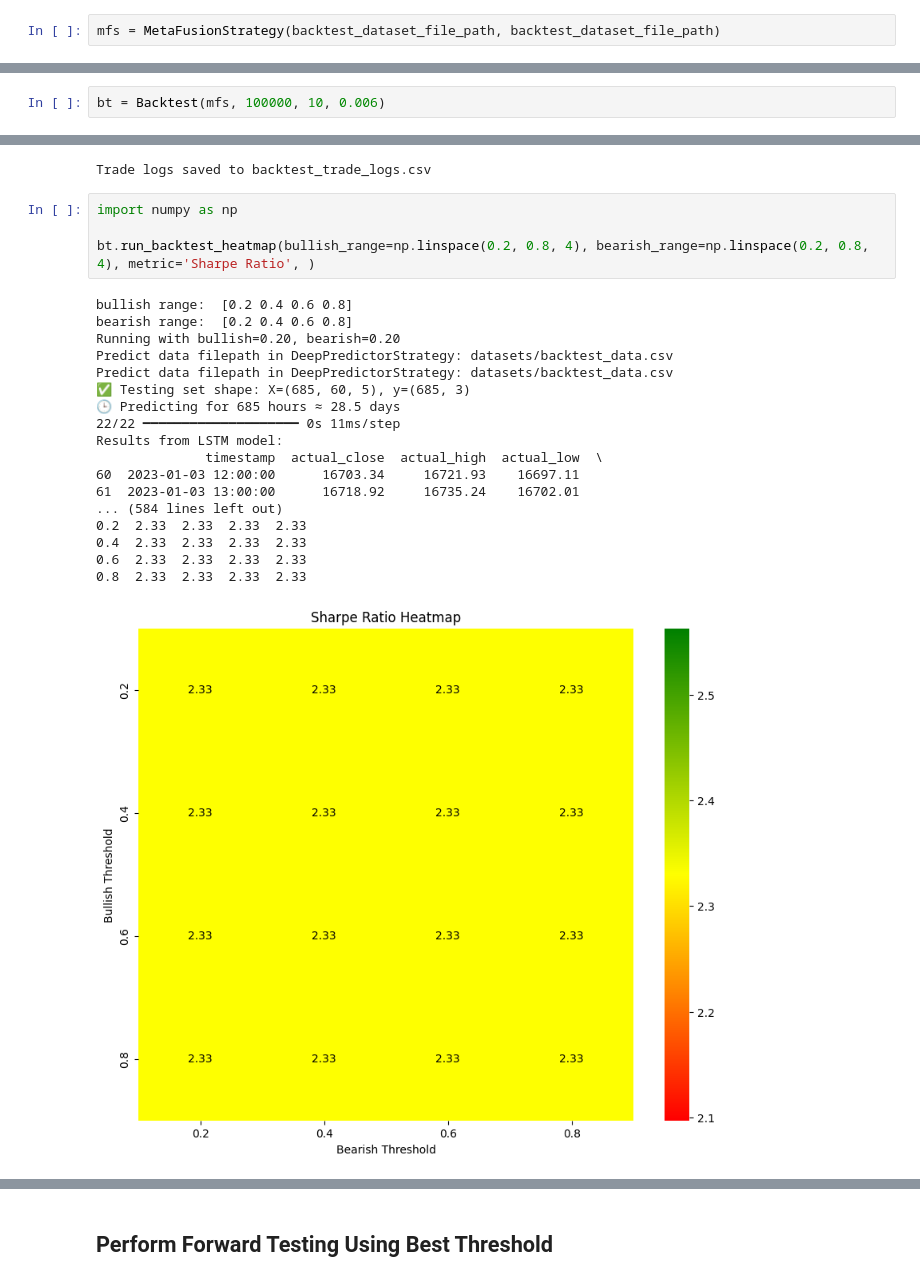
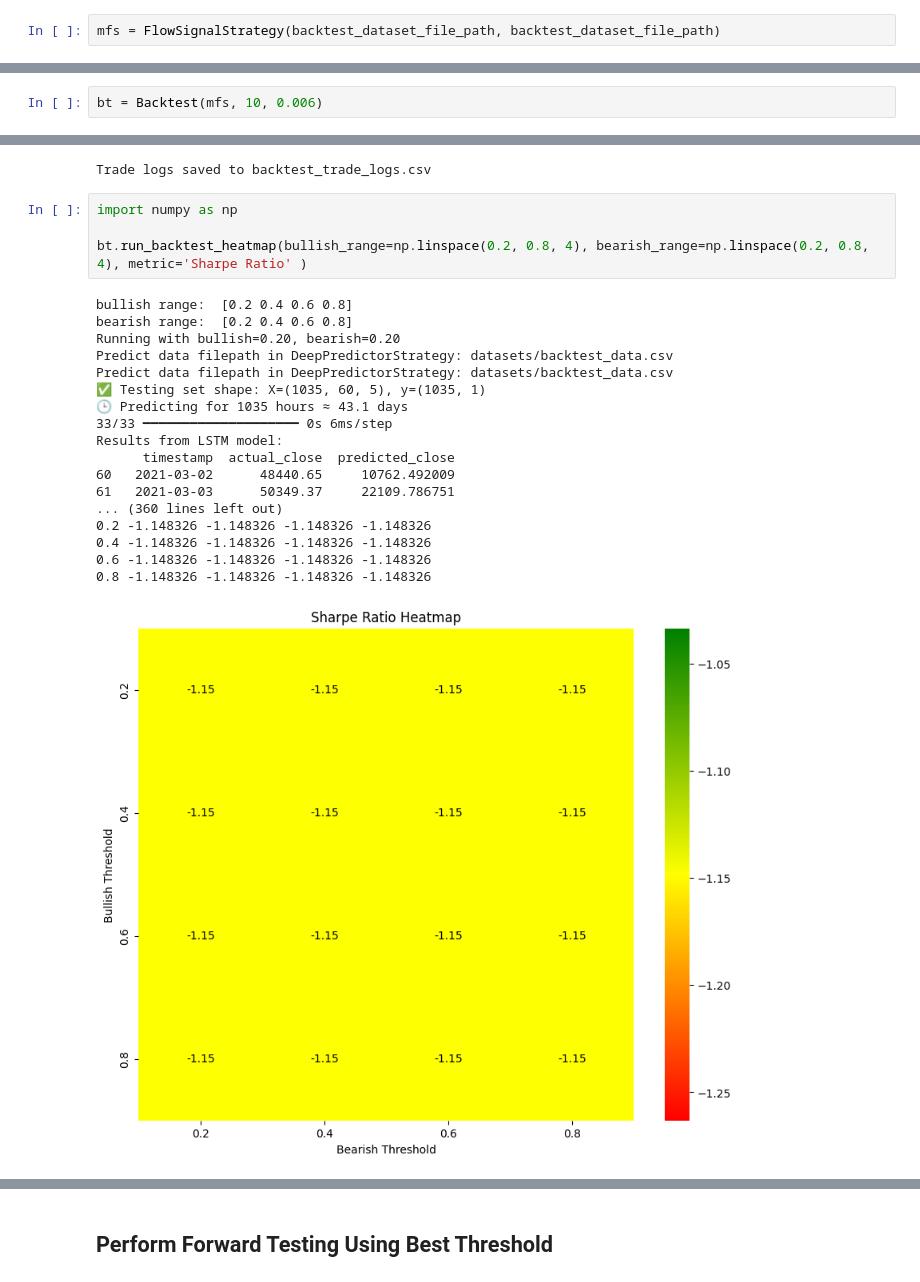
Before and after one commit to JinTao0813/um-hackathon-budget-gang, a Jupyter notebook: finalRoundUsage.ipynb, the cells around one changed output, grey strips where cells are left out. Saved outputs shown, nothing was run; the diff lists cells and outputs as text.

Commit message:
Revise strategy

```diff
--- a/finalRoundUsage.ipynb
+++ b/finalRoundUsage.ipynb
@@ -164,5 +130,5 @@ Using range: 2023-12-31 16:00:00 to 2024-02-01 15:59:00
 # %% [markdown]
 ## Instantiate Strategy
 # %%
-mfs = MetaFusionStrategy(backtest_dataset_file_path, backtest_dataset_file_path)
+mfs = FlowSignalStrategy(backtest_dataset_file_path, backtest_dataset_file_path)
 # %% [output]
@@ -217,5 +190,5 @@ Epoch 10/10
 # %%
-bt = Backtest(mfs, 100000, 10, 0.006)
+bt = Backtest(mfs, 10, 0.006)
 # %%
 bt.run()
 # %% [output]
@@ -257,23 +232,23 @@ Trade logs saved to backtest_trade_logs.csv
 # %%
 import numpy as np
 
-bt.run_backtest_heatmap(bullish_range=np.linspace(0.2, 0.8, 4), bearish_range=np.linspace(0.2, 0.8, 4), metric='Sharpe Ratio', )
+bt.run_backtest_heatmap(bullish_range=np.linspace(0.2, 0.8, 4), bearish_range=np.linspace(0.2, 0.8, 4), metric='Sharpe Ratio' )
 # %% [output]
 bullish range:  [0.2 0.4 0.6 0.8]
 bearish range:  [0.2 0.4 0.6 0.8]
 Running with bullish=0.20, bearish=0.20
 Predict data filepath in DeepPredictorStrategy: datasets/backtest_data.csv
 Predict data filepath in DeepPredictorStrategy: datasets/backtest_data.csv
-✅ Testing set shape: X=(685, 60, 5), y=(685, 3)
-🕒 Predicting for 685 hours ≈ 28.5 days
-22/22 ━━━━━━━━━━━━━━━━━━━━ 0s 11ms/step
+✅ Testing set shape: X=(1035, 60, 5), y=(1035, 1)
+🕒 Predicting for 1035 hours ≈ 43.1 days
+33/33 ━━━━━━━━━━━━━━━━━━━━ 0s 6ms/step
 Results from LSTM model:
-              timestamp  actual_close  actual_high  actual_low  \
-60  2023-01-03 12:00:00      16703.34     16721.93    16697.11
-61  2023-01-03 13:00:00      16718.92     16735.24    16702.01
-... (584 lines left out)
-0.2  2.33  2.33  2.33  2.33
-0.4  2.33  2.33  2.33  2.33
-0.6  2.33  2.33  2.33  2.33
-0.8  2.33  2.33  2.33  2.33
+      timestamp  actual_close  predicted_close
+60   2021-03-02      48440.65     10762.492009
+61   2021-03-03      50349.37     22109.786751
+... (360 lines left out)
+0.2 -1.148326 -1.148326 -1.148326 -1.148326
+0.4 -1.148326 -1.148326 -1.148326 -1.148326
+0.6 -1.148326 -1.148326 -1.148326 -1.148326
+0.8 -1.148326 -1.148326 -1.148326 -1.148326
-[figure, old version]
+[figure, new version]
```
Also changed, not shown: parts of 28 cells of this notebook, 15 other files.
